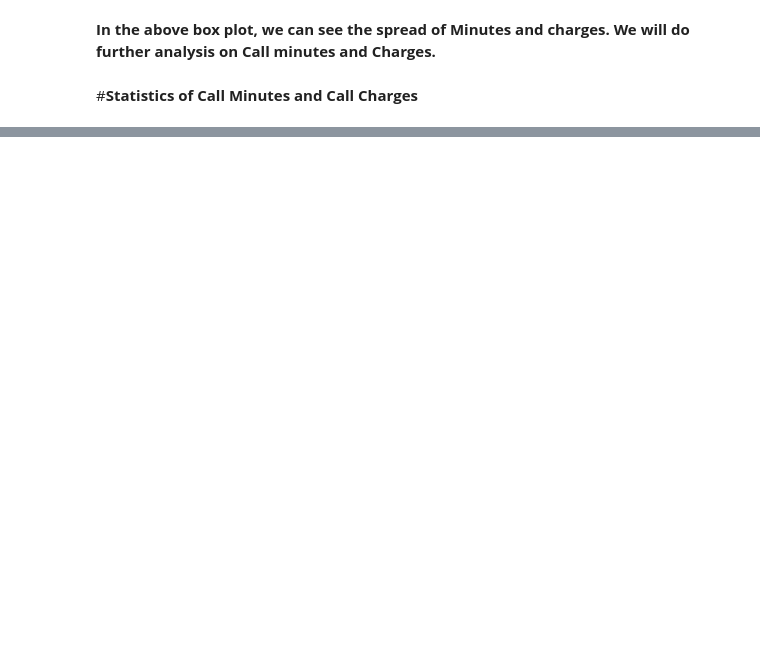
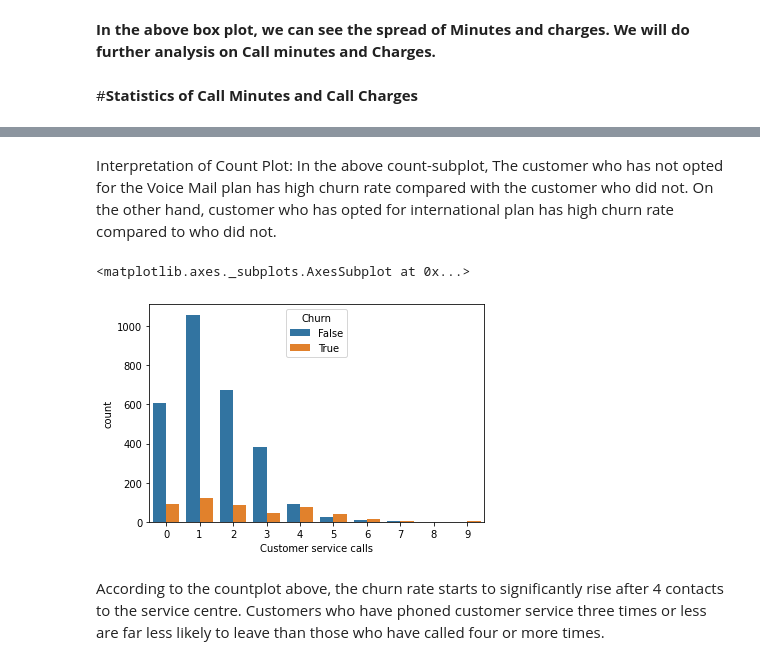
Before and after one commit to Damonaak/EDA_project, a Jupyter notebook: Khushal_copy_of_EDA_Project.ipynb, the cells around one changed output, grey strips where cells are left out. Cells and saved outputs as stored; diff of their text form; code cells hidden in the pictures; blank space fills up the shorter version.

```diff
--- a/Khushal_copy_of_EDA_Project.ipynb
+++ b/Khushal_copy_of_EDA_Project.ipynb
@@ -382,0 +500,11 @@ sns.countplot(x='Voice mail plan', hue='Churn', data=df)
+# %% [markdown]
+Interpretation of Count Plot: In the above count-subplot, The customer who has not opted for the Voice Mail plan has high churn rate compared with the customer who did not. On the other hand, customer who has opted for international plan has high churn rate compared to who did not.
+# %%
+# Contplot of Customer Serice calls grouped by churn
+plt.plot(figsize=(12, 6))
+sns.countplot(x="Customer service calls", hue='Churn', data=df)
+# %% [output]
+<matplotlib.axes._subplots.AxesSubplot at 0x...>
+[figure, added]
+# %% [markdown]
+According to the countplot above, the churn rate starts to significantly rise after 4 contacts to the service centre. Customers who have phoned customer service three times or less are far less likely to leave than those who have called four or more times.
```
Also changed, not shown: parts of 14 cells of this notebook.
